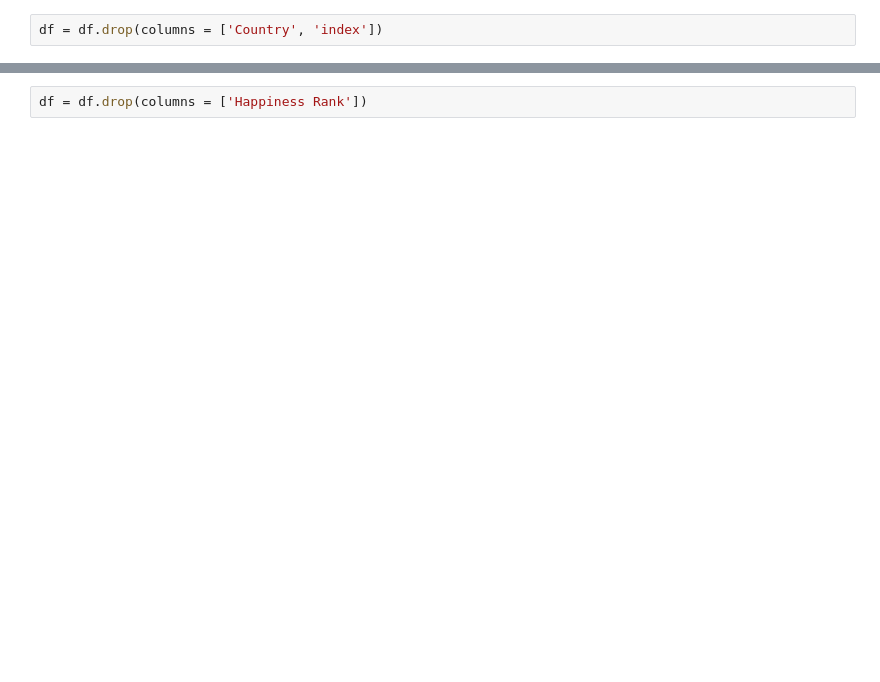
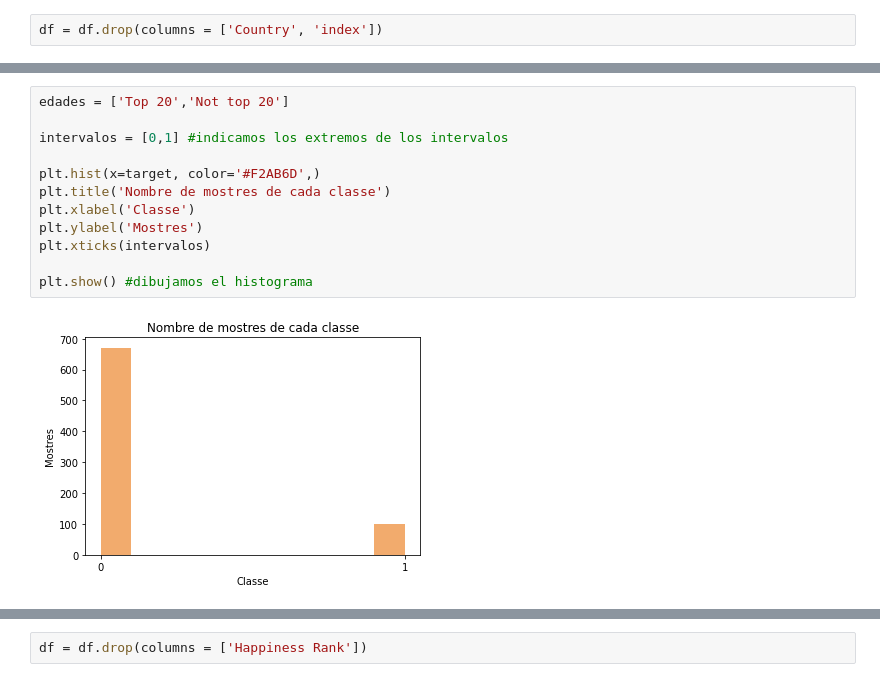
Before and after one commit to noajaneroliver/CasKaggle, a Jupyter notebook: WorldHapinessReport.ipynb, the cells around one changed output, grey strips where cells are left out. Saved outputs shown, nothing was run; the diff lists cells and outputs as text; blank space fills up the shorter version.

```diff
--- a/WorldHapinessReport.ipynb
+++ b/WorldHapinessReport.ipynb
@@ -256,0 +299,14 @@ target = df['Happiness Rank']
+# %%
+edades = ['Top 20','Not top 20']
+
+intervalos = [0,1] #indicamos los extremos de los intervalos
+
+plt.hist(x=target, color='#F2AB6D',)
+plt.title('Nombre de mostres de cada classe')
+plt.xlabel('Classe')
+plt.ylabel('Mostres')
+plt.xticks(intervalos)
+
+plt.show() #dibujamos el histograma
+# %% [output]
+[figure, added]
```
Also changed, not shown: parts of 40 cells of this notebook.
